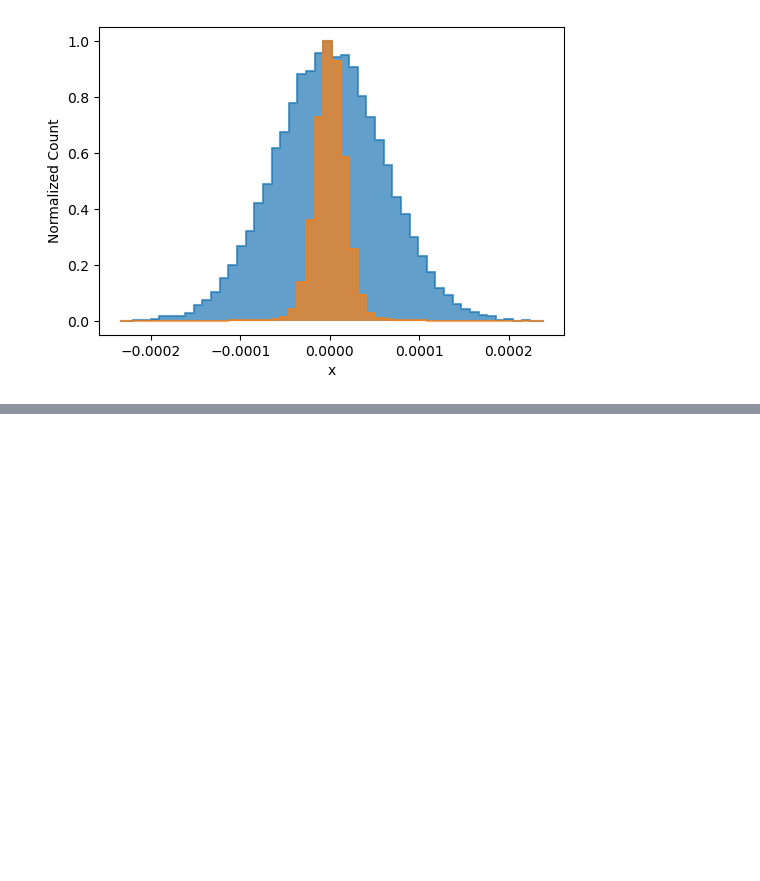
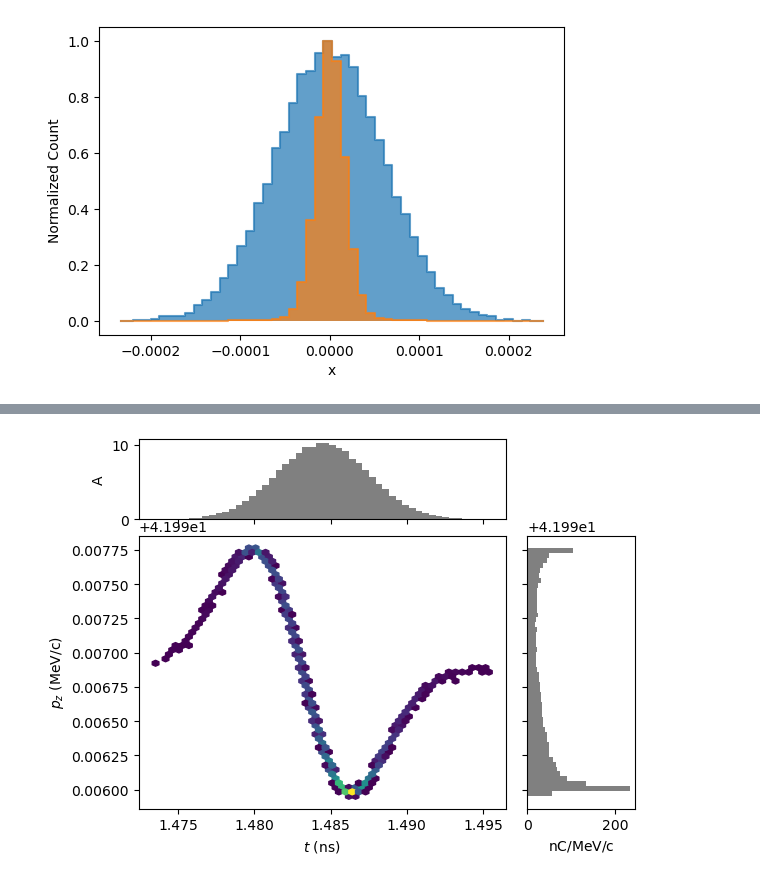
Before and after one commit to electronsandstuff/electronsandstuff, a Jupyter notebook: notebooks/beam_diff.ipynb, the cells around one changed output, grey strips where cells are left out. Saved outputs shown, nothing was run; the diff lists cells and outputs as text; code cells hidden in the pictures; blank space fills up the shorter version.

```diff
--- a/notebooks/beam_diff.ipynb
+++ b/notebooks/beam_diff.ipynb
@@ -20,0 +22,4 @@ plot_density_contour(pg2, "x", "px")
+# %%
+pg1.plot("t", "pz")
+# %% [output]
+[figure, added]
```
Also changed, not shown: parts of 4 cells of this notebook, 1 other file.
